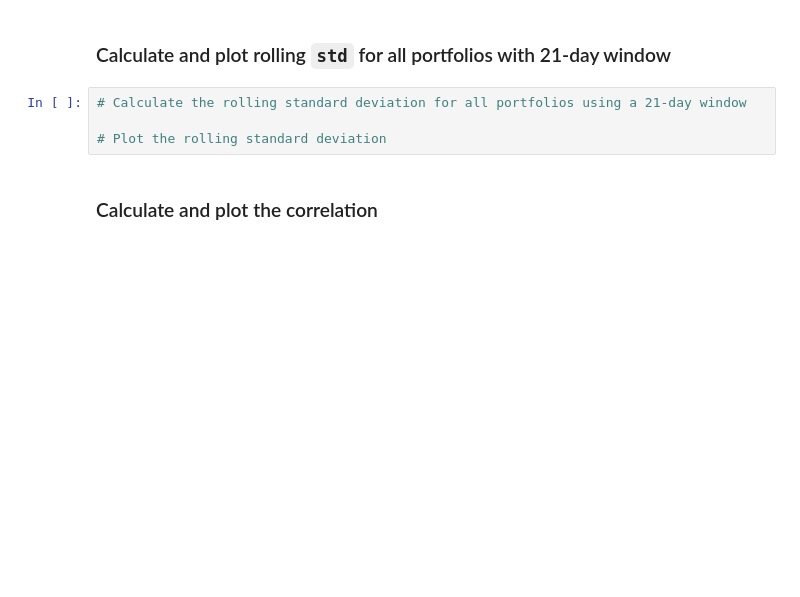
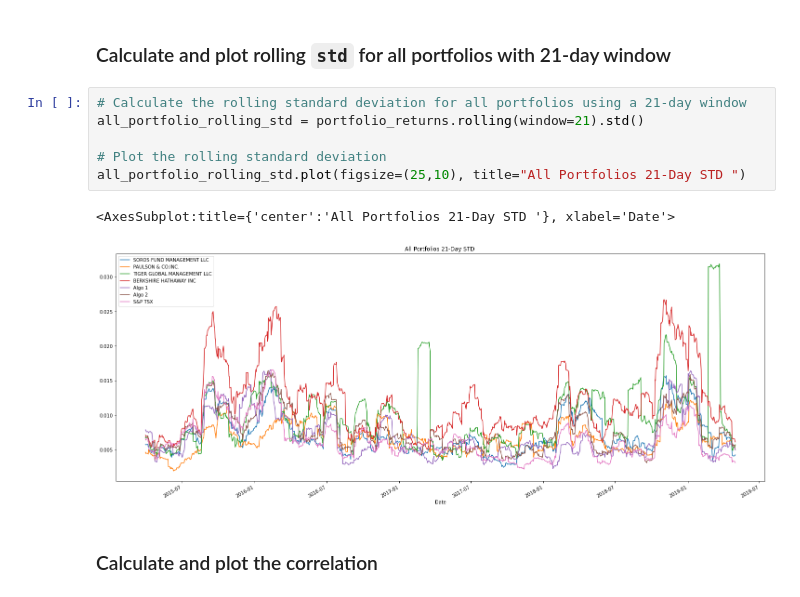
Before and after one commit to brilliantlyc/Portfolios_Analysis, a Jupyter notebook: whale_analysis.ipynb, the cells around one changed output. Drawn from its saved outputs; the diff is of its cells as text; blank space fills up the shorter version.

Commit message:
Completed Risk Analysis and Rolling Statistics.

```diff
--- a/whale_analysis.ipynb
+++ b/whale_analysis.ipynb
@@ -345,8 +346,13 @@ Risk changes over time. Analyze the rolling statistics for Risk and Beta.
 ### Calculate and plot rolling `std` for all portfolios with 21-day window
 # %%
 # Calculate the rolling standard deviation for all portfolios using a 21-day window
+all_portfolio_rolling_std = portfolio_returns.rolling(window=21).std()
 
 # Plot the rolling standard deviation
+all_portfolio_rolling_std.plot(figsize=(25,10), title="All Portfolios 21-Day STD ")
+# %% [output]
+<AxesSubplot:title={'center':'All Portfolios 21-Day STD '}, xlabel='Date'>
+[figure, added]
 # %% [markdown]
 ### Calculate and plot the correlation
 # %%
```
Also changed, not shown: parts of 7 cells of this notebook.
